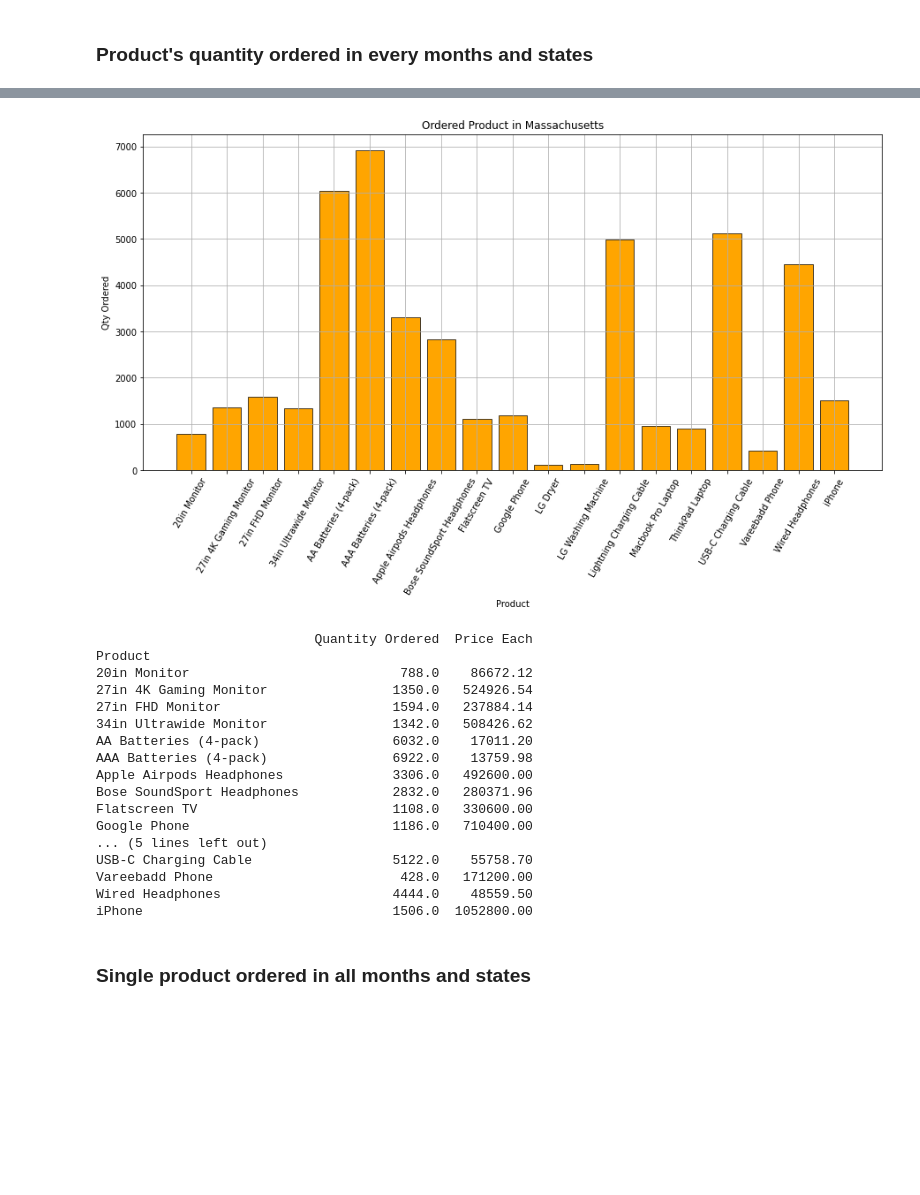
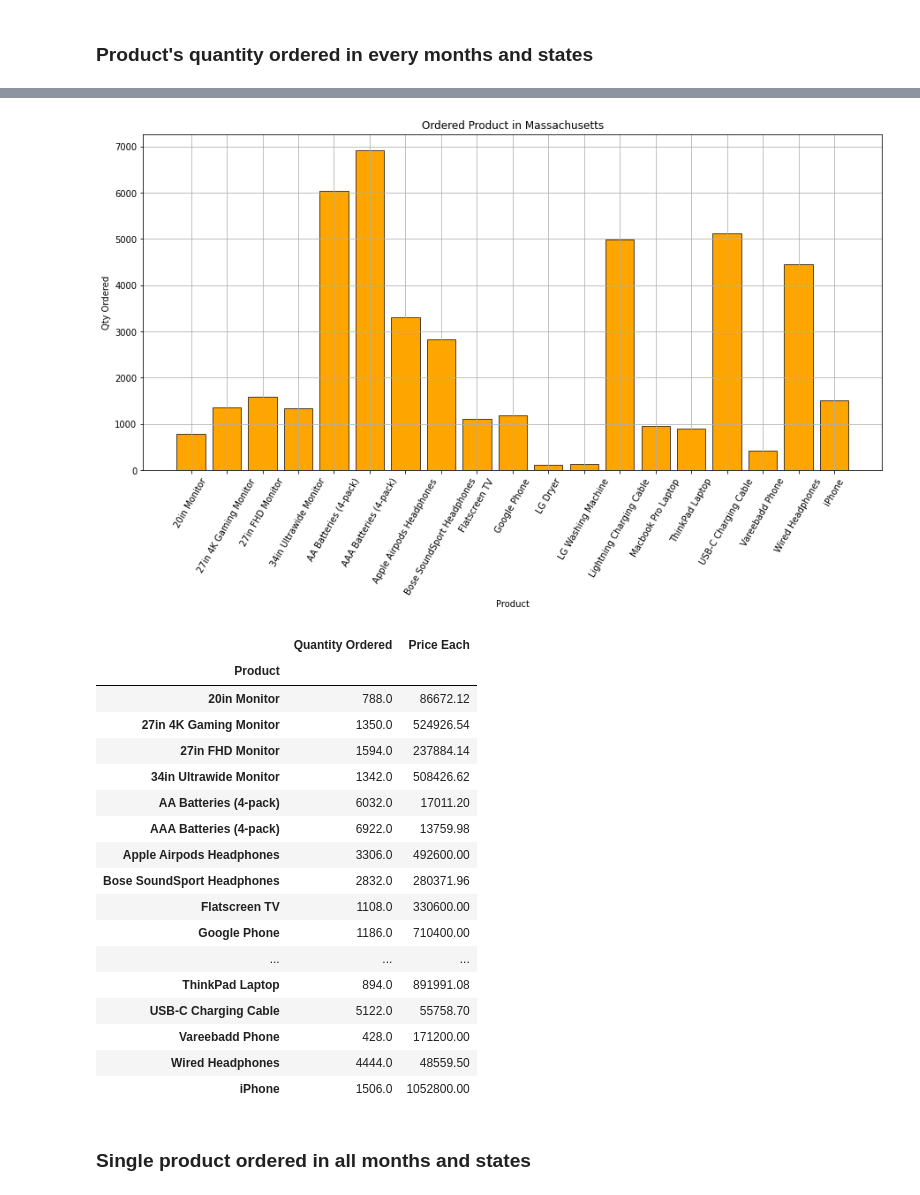
Before and after one commit to MuhammadYusron1/BigData-n-Analytics, a Jupyter notebook: electronics-store-sales-analysis/store_sales_analysis.ipynb, the cells around one changed output, grey strips where cells are left out. Cells and saved outputs as stored; diff of their text form; code cells hidden in the pictures; blank space fills up the shorter version.

```diff
--- a/electronics-store-sales-analysis/store_sales_analysis.ipynb
+++ b/electronics-store-sales-analysis/store_sales_analysis.ipynb
@@ -289,51 +286,52 @@ Name: City, dtype: int64
 # %%
 # In Months
 productMonth = sales_df[sales_df["datetime"].dt.month == 9].groupby("Product")[["Quantity Ordered", "Price Each"]].sum()
 
 # In Every States
 productStates = sales_df[sales_df["State"] == "Massachusetts"].groupby("Product")[["Quantity Ordered", "Price Each"]].sum()
 
 fig1, ax = plt.subplots(figsize=(15,7))
 plt.title("Ordered Product in Month-9")
 plt.xlabel("Product")
 plt.ylabel("Qty Ordered")
 plt.xticks(rotation=60)
 plt.grid(True)
 ax.bar(productMonth.index, productMonth["Quantity Ordered"], edgecolor="black", linewidth=0.7)
 # ax.set(xticks=np.arrange(1, 8), yticks=np.arrange(1, 8))
 
 fig2, ax = plt.subplots(figsize=(15,7))
 plt.title("Ordered Product in Massachusetts")
 plt.xlabel("Product")
 plt.ylabel("Qty Ordered")
 plt.xticks(rotation=60)
 plt.grid(True)
 ax.bar(productStates.index, productStates["Quantity Ordered"], edgecolor="black", linewidth=0.7, color="Orange")
 # ax.set(xticks=np.arrange(1, 8), yticks=np.arrange(1, 8))
 
 plt.show()
 
-print(productStates)
+productStates
 # %% [output]
 [figure]
 [figure]
-                            Quantity Ordered  Price Each
-Product
-20in Monitor                           788.0    86672.12
-27in 4K Gaming Monitor                1350.0   524926.54
-27in FHD Monitor                      1594.0   237884.14
-34in Ultrawide Monitor                1342.0   508426.62
-AA Batteries (4-pack)                 6032.0    17011.20
-AAA Batteries (4-pack)                6922.0    13759.98
-Apple Airpods Headphones              3306.0   492600.00
-Bose SoundSport Headphones            2832.0   280371.96
-Flatscreen TV                         1108.0   330600.00
-Google Phone                          1186.0   710400.00
-... (5 lines left out)
-USB-C Charging Cable                  5122.0    55758.70
-Vareebadd Phone                        428.0   171200.00
-Wired Headphones                      4444.0    48559.50
-iPhone                                1506.0  1052800.00
+|  | Quantity Ordered | Price Each |
+| Product |  |  |
+| 20in Monitor | 788.0 | 86672.12 |
+| 27in 4K Gaming Monitor | 1350.0 | 524926.54 |
+| 27in FHD Monitor | 1594.0 | 237884.14 |
+| 34in Ultrawide Monitor | 1342.0 | 508426.62 |
+| AA Batteries (4-pack) | 6032.0 | 17011.20 |
+| AAA Batteries (4-pack) | 6922.0 | 13759.98 |
+| Apple Airpods Headphones | 3306.0 | 492600.00 |
+| Bose SoundSport Headphones | 2832.0 | 280371.96 |
+| Flatscreen TV | 1108.0 | 330600.00 |
+| Google Phone | 1186.0 | 710400.00 |
+| ... | ... | ... |
+| ThinkPad Laptop | 894.0 | 891991.08 |
+| USB-C Charging Cable | 5122.0 | 55758.70 |
+| Vareebadd Phone | 428.0 | 171200.00 |
+| Wired Headphones | 4444.0 | 48559.50 |
+| iPhone | 1506.0 | 1052800.00 |
 # %% [markdown]
 ### Single product ordered in all months and states
 # %%
```
Also changed, not shown: parts of 20 cells of this notebook.
